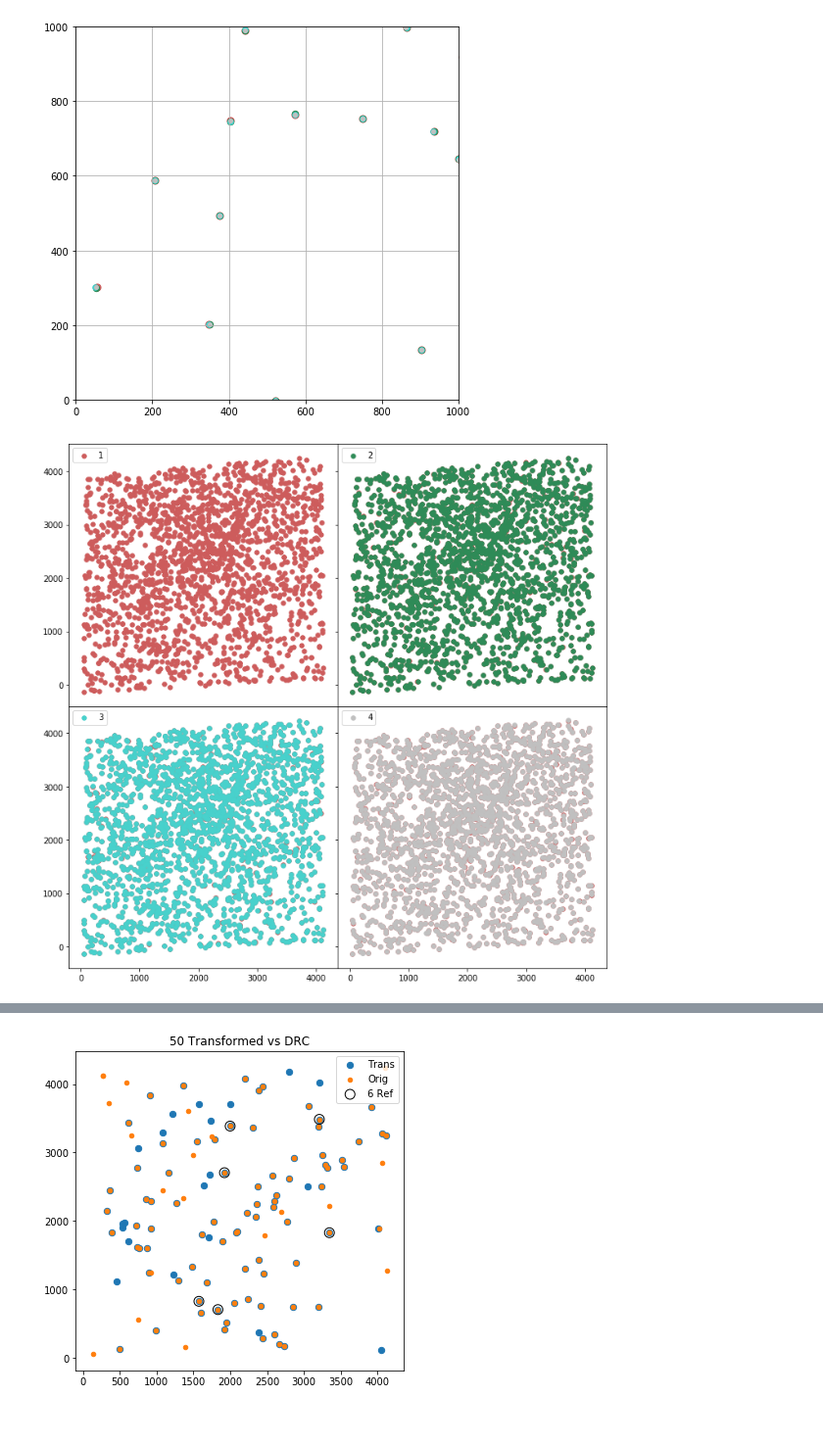
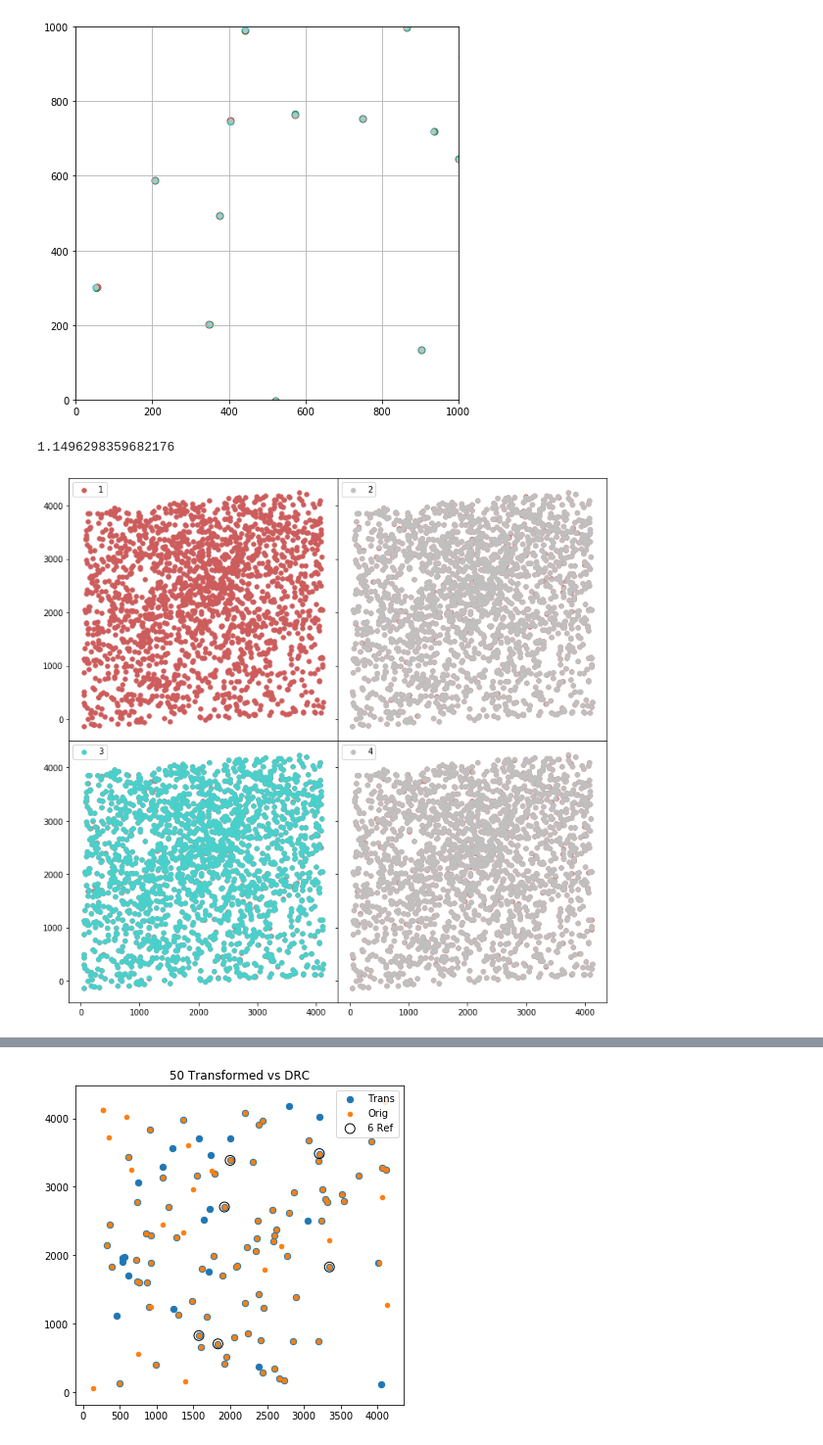
Before and after one commit to hrichstein/photRun0520, a Jupyter notebook: ditherMatching1000.ipynb, the cells around one changed output, grey strips where cells are left out. Shown at 98% size. Saved outputs shown, nothing was run; the diff lists cells and outputs as text; code cells hidden in the pictures.

```diff
--- a/ditherMatching1000.ipynb
+++ b/ditherMatching1000.ipynb
@@ -331,34 +331,38 @@ plt.show()
 [figure]
 # %%
 file = np.genfromtxt(dire+'matched_w_MagsPos2705r2.dat',names=True)
+# %%
+np.std(file['xt1'][:1000]-file['xt2'][:1000])
+# %% [output]
+1.1496298359682176
 # %%
 file = np.genfromtxt(dire+'jdan21l8q_HOROLOGIUM-I_F814W_at_2705r2.dat',\
                     names=True)
 # %%
 fig, ((ax1,ax2),(ax3,ax4)) = plt.subplots(2,2,figsize=(12,12),\
                                           sharex=True,sharey=True)
 
 ax1.scatter(file['xt1'],file['yt1'],s=30,color='indianred',label='1')
 ax2.scatter(file['xt1'],file['yt1'],s=30,color='indianred')
 ax3.scatter(file['xt1'],file['yt1'],s=30,color='indianred')
 ax4.scatter(file['xt1'],file['yt1'],s=30,color='indianred')
 
 
-ax2.scatter(file['xt2'],file['yt2'],s=30,color='seagreen',label='2')
+ax2.scatter(file['xt2'],file['yt2'],s=30,color='silver',label='2')
 ax3.scatter(file['xt3'],file['yt3'],s=30,color='mediumturquoise',label='3')
 ax4.scatter(file['xt4'],file['yt4'],s=30,color='silver',label='4')
 
 plt.subplots_adjust(hspace=0,wspace=0)
 
 
 ax1.legend()
 ax2.legend()
 ax3.legend()
 ax4.legend()
 
 plt.show()
 # %% [output]
-[figure, old version]
+[figure, new version]
 # %%
 transFD = np.genfromtxt(dire+'jdan21l8q_HOROLOGIUM-I_F814W_t_2905rdrc1000.dat')
 # %%
```
Also changed, not shown: parts of 19 cells of this notebook, 1 other file.
